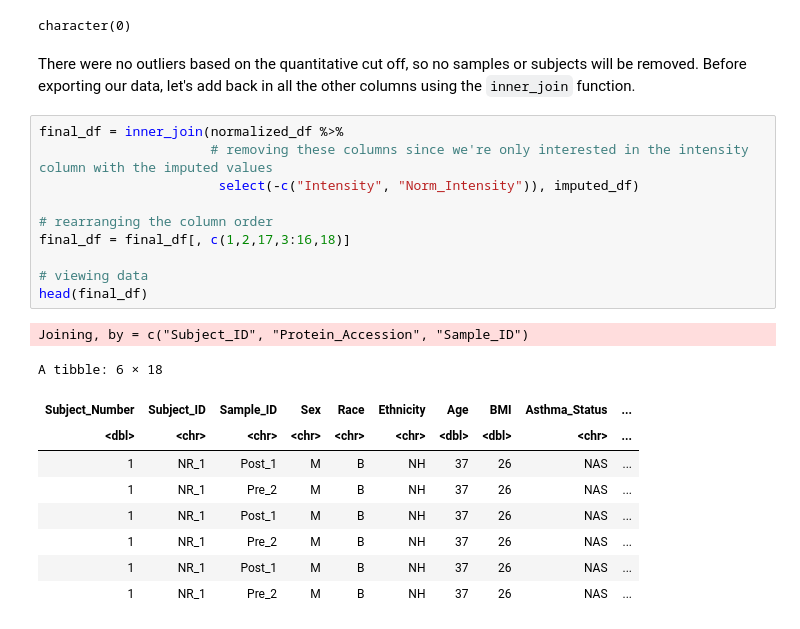
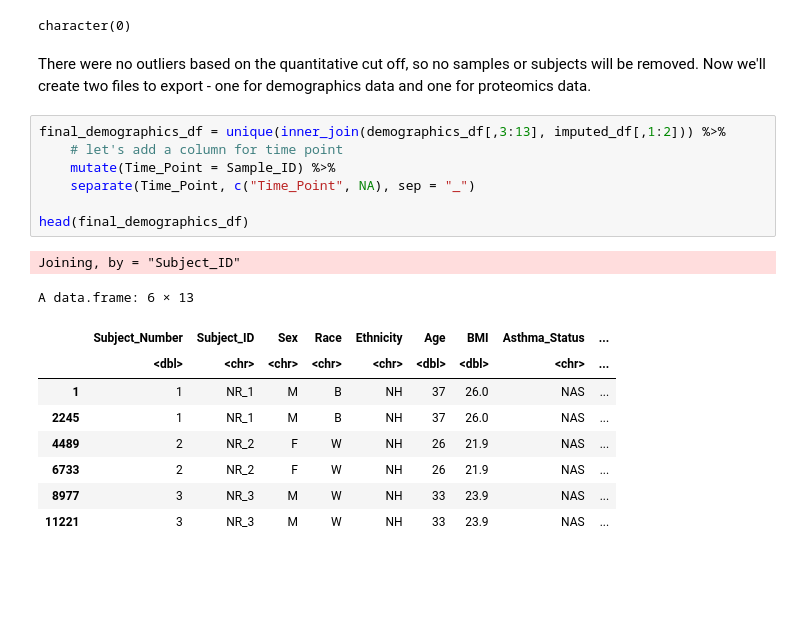
Before and after one commit to UNCSRP/PRogramming-for-Environmental-Health-And-Toxicology-PREHEAT-Retreat, a Jupyter notebook: 2. Data Processing/Proteomics Data Processing.ipynb, the cells around one changed output. Drawn from its saved outputs; the diff is of its cells as text; blank space fills up the shorter version.

```diff
--- a/2. Data Processing/Proteomics Data Processing.ipynb
+++ b/2. Data Processing/Proteomics Data Processing.ipynb
@@ -318,25 +318,22 @@ outliers
 # %% [output]
 character(0)
 # %% [markdown]
-There were no outliers based on the quantitative cut off, so no samples or subjects will be removed. Before exporting our data, let's add back in all the other columns using the `inner_join` function.
+There were no outliers based on the quantitative cut off, so no samples or subjects will be removed. Now we'll create two files to export - one for demographics data and one for proteomics data.
-# %%
-final_df = inner_join(normalized_df %>%
-                      # removing these columns since we're only interested in the intensity column with the imputed values
-                       select(-c("Intensity", "Norm_Intensity")), imputed_df)
-
-# rearranging the column order
-final_df = final_df[, c(1,2,17,3:16,18)]
-
-# viewing data
-head(final_df)
-# %% [output]
-Joining, by = c("Subject_ID", "Protein_Accession", "Sample_ID")
-A tibble: 6 × 18
-| Subject_Number | Subject_ID | Sample_ID | Sex | Race | Ethnicity | Age | BMI | Asthma_Status | ... |
-| <dbl> | <chr> | <chr> | <chr> | <chr> | <chr> | <dbl> | <dbl> | <chr> | ... |
-| 1 | NR_1 | Post_1 | M | B | NH | 37 | 26 | NAS | ... |
-| 1 | NR_1 | Pre_2 | M | B | NH | 37 | 26 | NAS | ... |
-| 1 | NR_1 | Post_1 | M | B | NH | 37 | 26 | NAS | ... |
-| 1 | NR_1 | Pre_2 | M | B | NH | 37 | 26 | NAS | ... |
-| 1 | NR_1 | Post_1 | M | B | NH | 37 | 26 | NAS | ... |
-| 1 | NR_1 | Pre_2 | M | B | NH | 37 | 26 | NAS | ... |
+# %%
+final_demographics_df = unique(inner_join(demographics_df[,3:13], imputed_df[,1:2])) %>%
+    # let's add a column for time point
+    mutate(Time_Point = Sample_ID) %>%
+    separate(Time_Point, c("Time_Point", NA), sep = "_")
+
+head(final_demographics_df)
+# %% [output]
+Joining, by = "Subject_ID"
+A data.frame: 6 × 13
+|  | Subject_Number | Subject_ID | Sex | Race | Ethnicity | Age | BMI | Asthma_Status | ... |
+|  | <dbl> | <chr> | <chr> | <chr> | <chr> | <dbl> | <dbl> | <chr> | ... |
+| 1 | 1 | NR_1 | M | B | NH | 37 | 26.0 | NAS | ... |
+| 2245 | 1 | NR_1 | M | B | NH | 37 | 26.0 | NAS | ... |
+| 4489 | 2 | NR_2 | F | W | NH | 26 | 21.9 | NAS | ... |
+| 6733 | 2 | NR_2 | F | W | NH | 26 | 21.9 | NAS | ... |
+| 8977 | 3 | NR_3 | M | W | NH | 33 | 23.9 | NAS | ... |
+| 11221 | 3 | NR_3 | M | W | NH | 33 | 23.9 | NAS | ... |
```
Also changed, not shown: parts of 3 cells of this notebook.
